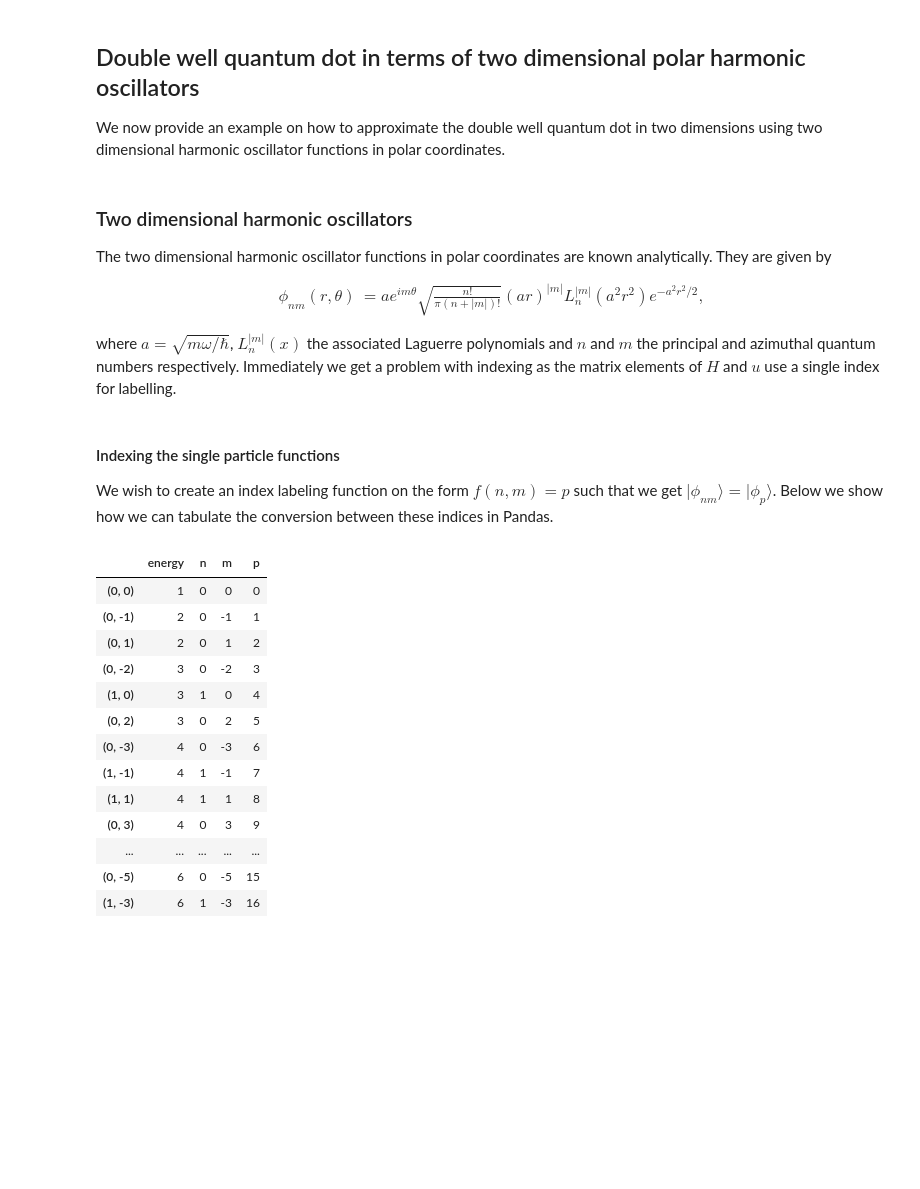
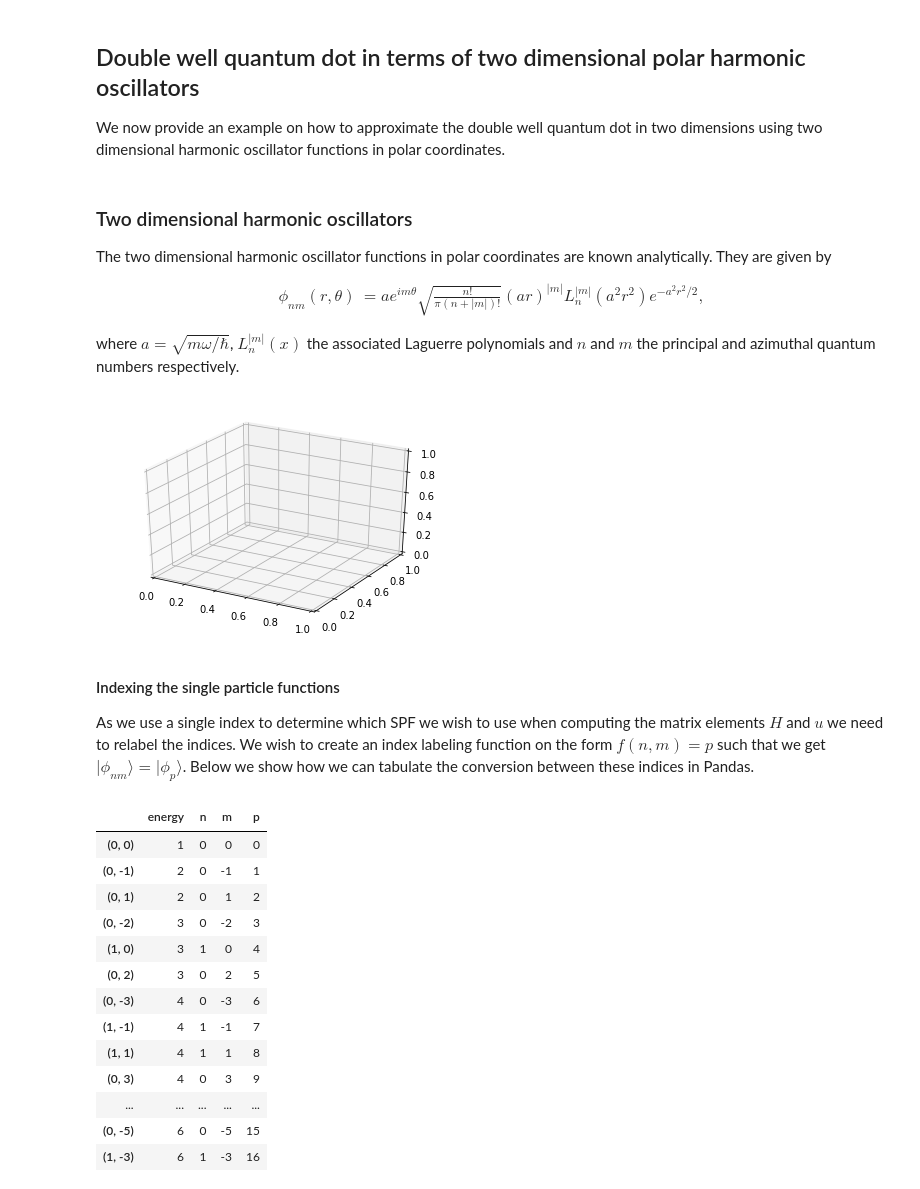
Before and after one commit to Schoyen/coupled-cluster-notes, a Jupyter notebook: notebooks/dwqd.ipynb, the cells around one changed output. Cells and saved outputs as stored; diff of their text form; code cells hidden in the pictures; blank space fills up the shorter version.

```diff
--- a/notebooks/dwqd.ipynb
+++ b/notebooks/dwqd.ipynb
@@ -313,4 +316,4 @@ The two dimensional harmonic oscillator functions in polar coordinates are known
     e^{-a^2r^2/2},
 \end{align}
 
-where $a = \sqrt{m\omega/\hbar}$, $L_n^{|m|}(x)$ the associated Laguerre polynomials and $n$ and $m$ the principal and azimuthal quantum numbers respectively. Immediately we get a problem with indexing as the matrix elements of $H$ and $u$ use a single index for labelling.
+where $a = \sqrt{m\omega/\hbar}$, $L_n^{|m|}(x)$ the associated Laguerre polynomials and $n$ and $m$ the principal and azimuthal quantum numbers respectively.
@@ -317,7 +329,14 @@ where $a = \sqrt{m\omega/\hbar}$, $L_n^{|m|}(x)$ the associated Laguerre polynom
+# %%
+fig = plt.figure()
+ax = fig.add_subplot(111, projection="3d")
+
+ax.plot()
+# %% [output]
+[figure, added]
 # %% [markdown]
 #### Indexing the single particle functions
 
-We wish to create an index labeling function on the form $f(n, m) = p$ such that we get $\rvert\phi_{nm}\rangle = \rvert\phi_{p}\rangle$. Below we show how we can tabulate the conversion between these indices in Pandas.
+As we use a single index to determine which SPF we wish to use when computing the matrix elements $H$ and $u$ we need to relabel the indices. We wish to create an index labeling function on the form $f(n, m) = p$ such that we get $\rvert\phi_{nm}\rangle = \rvert\phi_{p}\rangle$. Below we show how we can tabulate the conversion between these indices in Pandas.
 # %%
 index_table = pd.DataFrame(
     index=[(n, m) for n in range(5) for m in range(-5, 6)],
```
Also changed, not shown: parts of 3 cells of this notebook.
